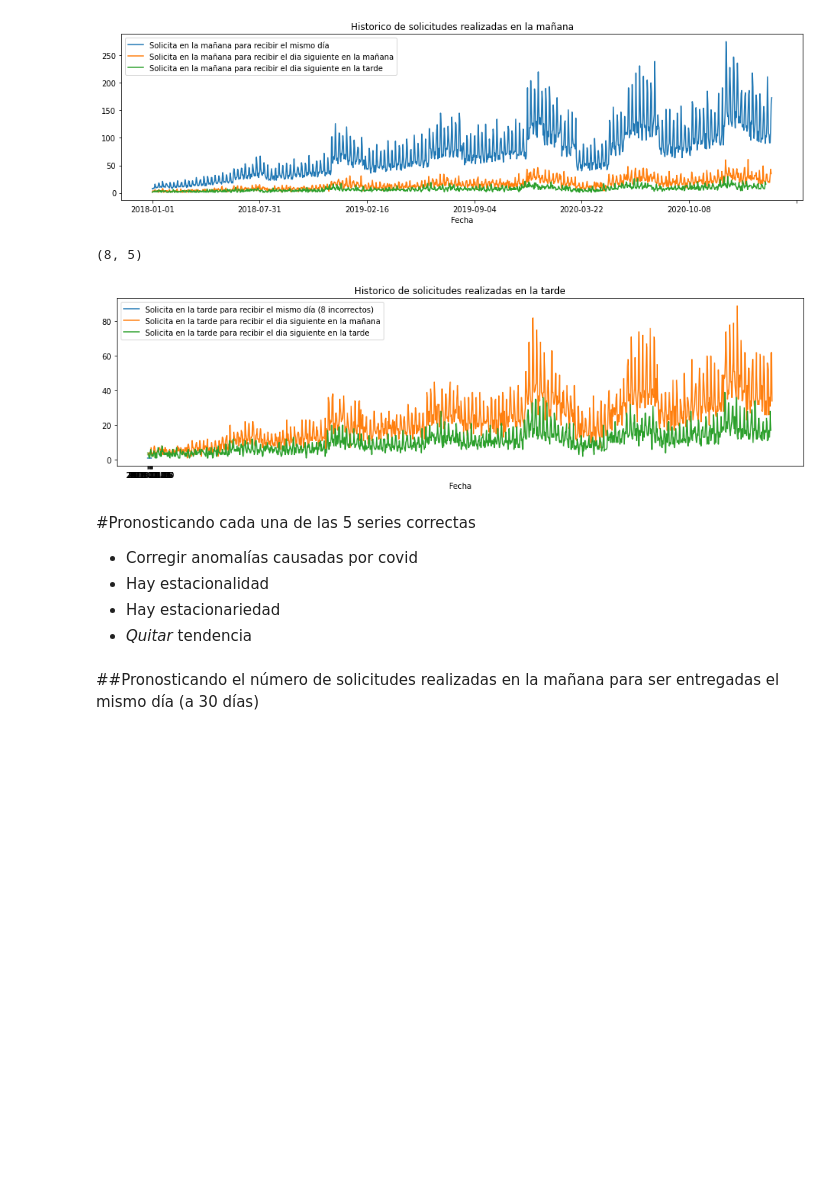
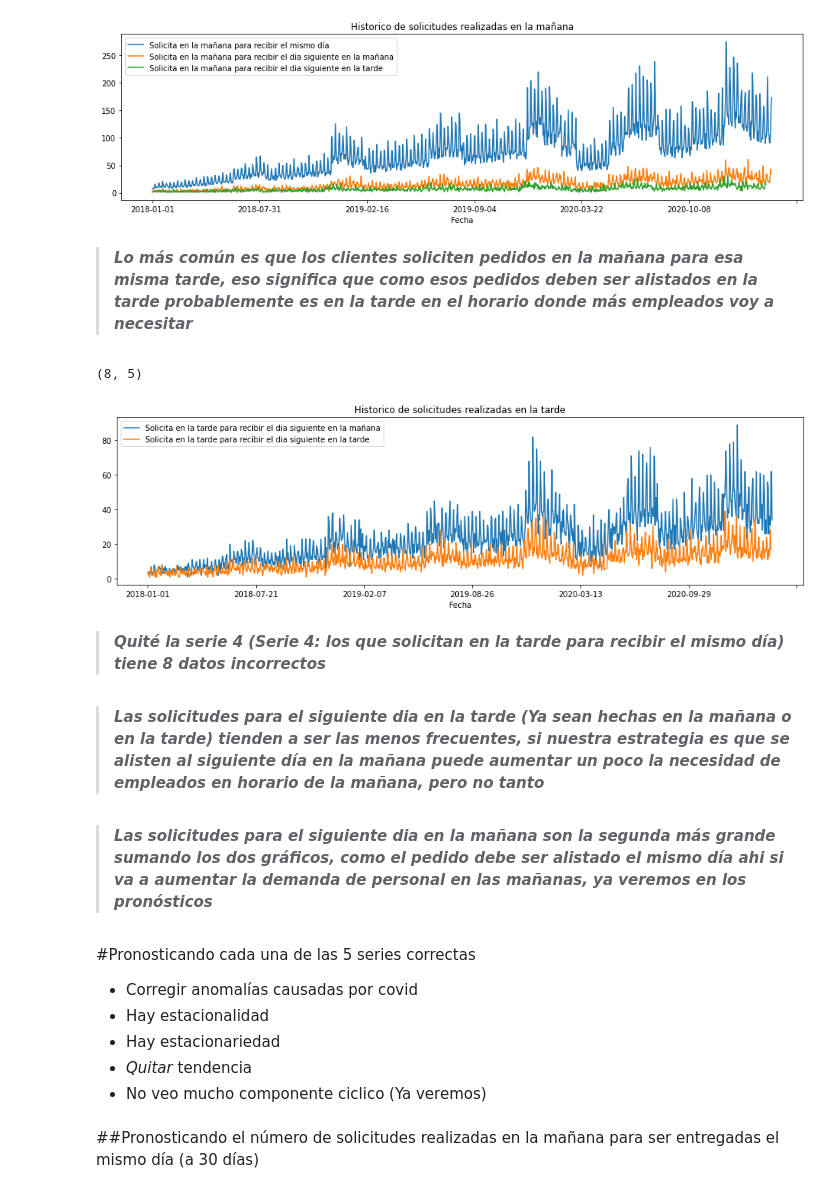
Before and after one commit to elchristog/pruebaDSc, a Jupyter notebook: pruebaDataScientist.ipynb, the cells around one changed output. Saved outputs shown, nothing was run; the diff lists cells and outputs as text; code cells hidden in the pictures; blank space fills up the shorter version.

```diff
--- a/pruebaDataScientist.ipynb
+++ b/pruebaDataScientist.ipynb
@@ -186,19 +186,27 @@ plt.title('Historico de solicitudes realizadas en la mañana')
 plt.show()
 # %% [output]
 [figure]
+# %% [markdown]
+> ***Lo más común es que los clientes soliciten pedidos en la mañana para esa misma tarde, eso significa que como esos pedidos deben ser alistados en la tarde probablemente es en la tarde en el horario donde más empleados voy a necesitar***
 # %%
-serieSolicitaEnLaTardeRecibirMismoDia["OrderId"].plot(figsize=(16,4),legend=True) #Efectivamente esta serie tiene 8 datos incorrectos
+#serieSolicitaEnLaTardeRecibirMismoDia["OrderId"].plot(figsize=(16,4),legend=True) #Efectivamente esta serie tiene 8 datos incorrectos
 print(serieSolicitaEnLaTardeRecibirMismoDia.shape) #8 incorrectos
 serieSolicitaEnLaTardeRecibirSiguienteDiaManana["OrderId"].plot(figsize=(16,4),legend=True)
 serieSolicitaEnLaTardeRecibirSiguienteDiaTarde["OrderId"].plot(figsize=(16,4),legend=True)
 
 
-plt.legend(['Solicita en la tarde para recibir el mismo día (8 incorrectos)','Solicita en la tarde para recibir el dia siguiente en la mañana','Solicita en la tarde para recibir el dia siguiente en la tarde'])
+plt.legend(['Solicita en la tarde para recibir el dia siguiente en la mañana','Solicita en la tarde para recibir el dia siguiente en la tarde'])
 plt.title('Historico de solicitudes realizadas en la tarde')
 plt.show()
 # %% [output]
 (8, 5)
-[figure, old version]
+[figure, new version]
+# %% [markdown]
+> ***Quité la serie 4 (Serie 4: los que solicitan en la tarde para recibir el mismo día) tiene 8 datos incorrectos***
+# %% [markdown]
+> ***Las solicitudes para el siguiente dia en la tarde (Ya sean hechas en la mañana o en la tarde) tienden a ser las menos frecuentes, si nuestra estrategia es que se alisten al siguiente día en la mañana puede aumentar un poco la necesidad de empleados en horario de la mañana, pero no tanto***
+# %% [markdown]
+> ***Las solicitudes para el siguiente dia en la mañana son la segunda más grande sumando los dos gráficos, como el pedido debe ser alistado el mismo día ahi si va a aumentar la demanda de personal en las mañanas, ya veremos en los pronósticos***
 # %% [markdown]
 #Pronosticando cada una de las 5 series correctas
 
@@ -208,6 +216,7 @@ plt.show()
 *   Hay estacionalidad
 *   Hay estacionariedad
 *   *Quitar* tendencia
+*   No veo mucho componente ciclico (Ya veremos)
 # %% [markdown]
 ##Pronosticando el número de solicitudes realizadas en la mañana para ser entregadas el mismo día (a 30 días)
 # %% [markdown]
```
Also changed, not shown: parts of 2 cells of this notebook.
